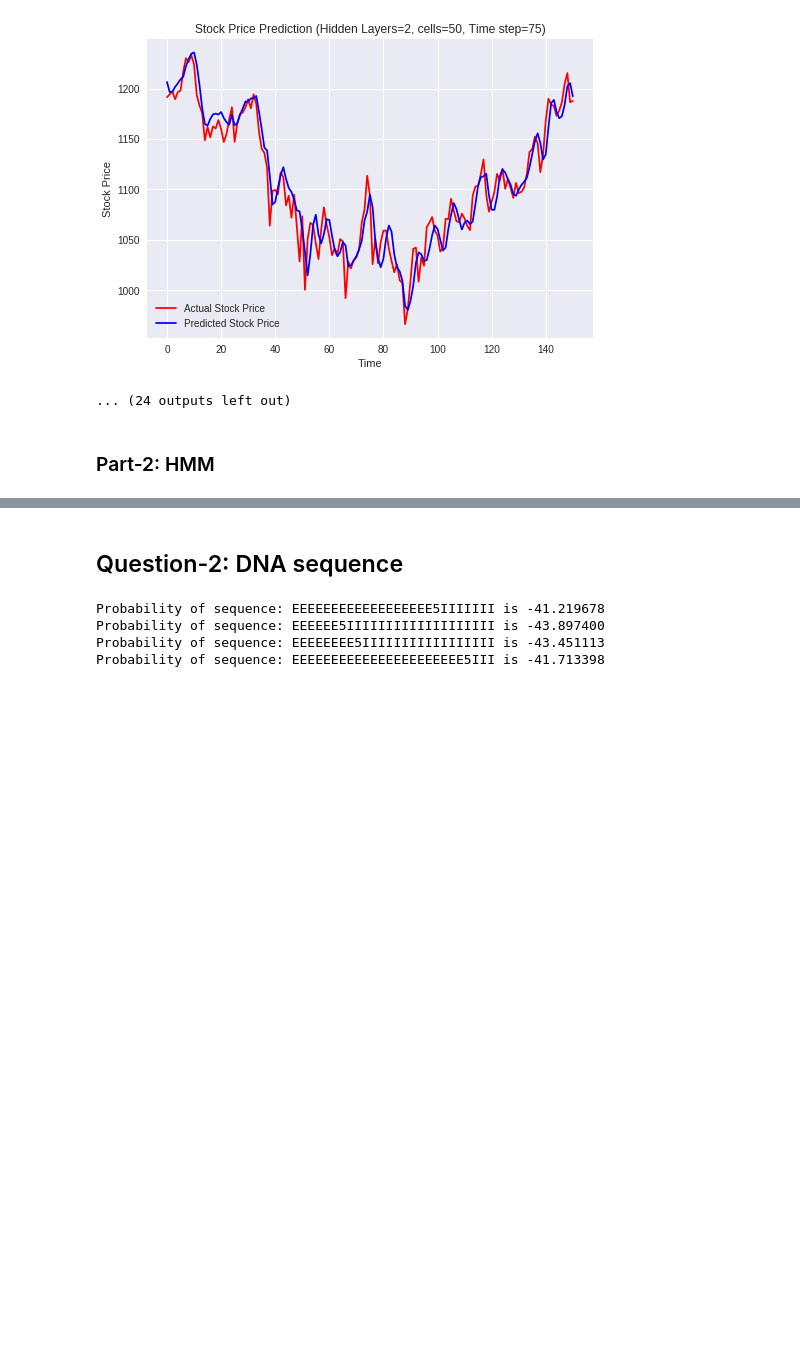
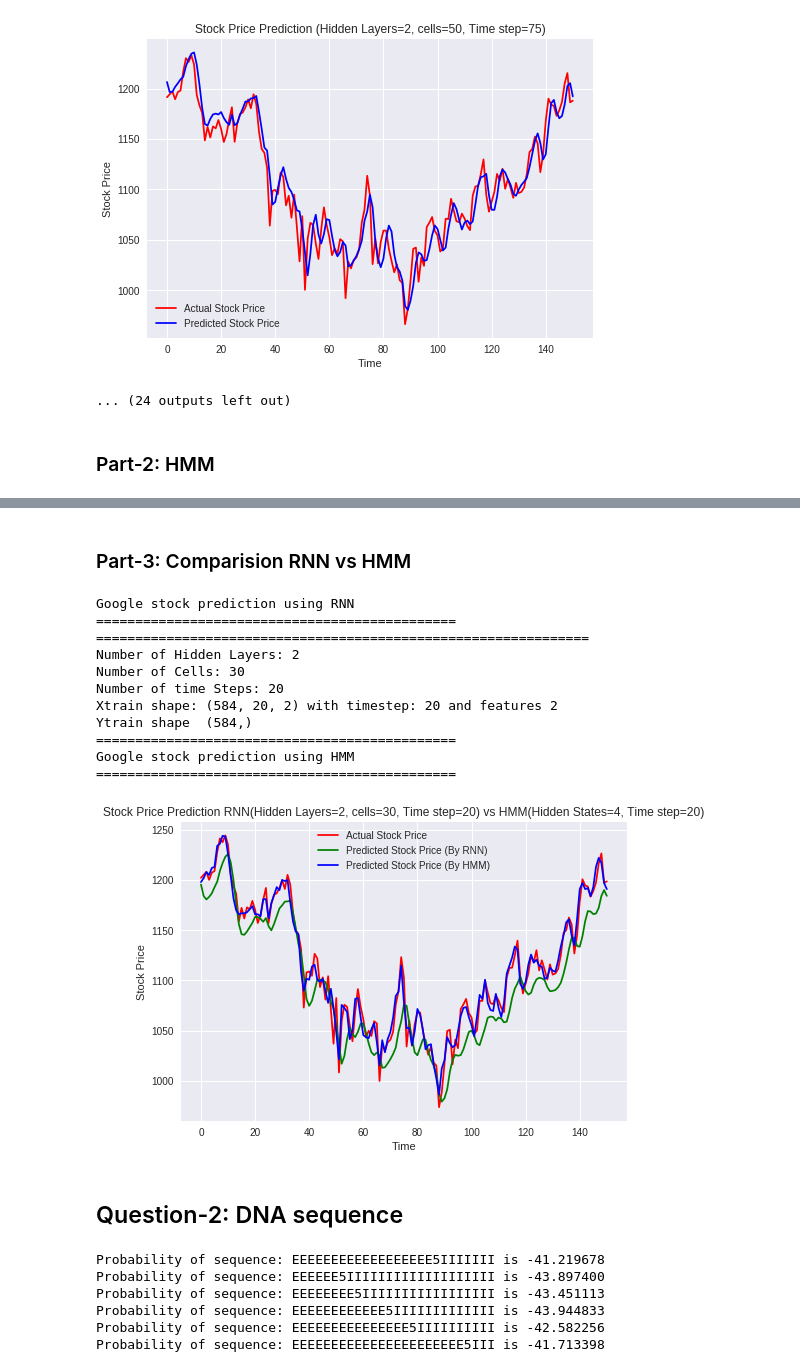
Before and after one commit to anujbansal16/RNN-and-HMM-network, a Jupyter notebook: Assignment10.ipynb, the cells around one changed output, grey strips where cells are left out. Cells and saved outputs as stored; diff of their text form; code cells hidden in the pictures; blank space fills up the shorter version.

Commit message:
Comparision RNN vs HMM

```diff
--- a/Assignment10.ipynb
+++ b/Assignment10.ipynb
@@ -293,3 +288,43 @@ Ytrain shape  (529,)
+# %% [markdown]
+### Part-3: Comparision RNN vs HMM
+# %%
+def compare():
+  #RNN
+  print("Google stock prediction using RNN")
+  print("==============================================")
+  hL=2
+  cell=30
+  tstep=20
+  model=trainRNN(hiddenLayers=hL,cells=cell,timeStep=tstep)
+  actualRNN,predictedRNN=testRNN(timeStep=tstep,regressor=model)
+  print("==============================================")
+  print("Google stock prediction using HMM")
+  print("==============================================")
+  #HMM
+  actual,predictedHMM=HMM(hiddenStates=4, tSteps=20, plot=False)
+  plt.plot(actual, color = 'r', label = 'Actual Stock Price')
+  plt.plot(predictedRNN, color = 'g', label = 'Predicted Stock Price (By RNN)')
+  plt.plot(predictedHMM, color = 'b', label = 'Predicted Stock Price (By HMM)')
+  plt.title('Stock Price Prediction RNN(Hidden Layers=%d, cells=%d, Time step=%d) vs HMM(Hidden States=%d, Time step=%d)'%(hL,cell,tstep,4,20))
+  plt.xlabel('Time')
+  plt.ylabel('Stock Price')
+  plt.legend()
+  plt.show()
+
+compare()
+# %% [output]
+Google stock prediction using RNN
+==============================================
+===============================================================
+Number of Hidden Layers: 2
+Number of Cells: 30
+Number of time Steps: 20
+Xtrain shape: (584, 20, 2) with timestep: 20 and features 2
+Ytrain shape  (584,)
+==============================================
+Google stock prediction using HMM
+==============================================
+[figure, added]
 # %% [markdown]
 ## Question-2: DNA sequence
 # %%
@@ -297,7 +332,7 @@ def DNA():
   observation_prob=[[0.25,0.25,0.25,0.25],[0.05,0,0.95,0],[0.4,0.1,0.1,0.4]]
   transition_prob=[[0.9,0.1,0],[0,0,1.0],[0,0,0.9]]
   sequence="CTTCATGTGAAAGCAGACGTAAGTCA"
-  state_paths=["EEEEEEEEEEEEEEEEEE5IIIIIII","EEEEEE5IIIIIIIIIIIIIIIIIII","EEEEEEEE5IIIIIIIIIIIIIIIII","EEEEEEEEEEEEEEEEEEEEEE5III"]
+  state_paths=["EEEEEEEEEEEEEEEEEE5IIIIIII","EEEEEE5IIIIIIIIIIIIIIIIIII","EEEEEEEE5IIIIIIIIIIIIIIIII","EEEEEEEEEEEE5IIIIIIIIIIIII","EEEEEEEEEEEEEEE5IIIIIIIIII","EEEEEEEEEEEEEEEEEEEEEE5III"]
   endProbT=0.1
   endProbOA=0.4
   symbols=['E','5','I']
@@ -317,4 +352,6 @@ DNA()
 Probability of sequence: EEEEEEEEEEEEEEEEEE5IIIIIII is -41.219678
 Probability of sequence: EEEEEE5IIIIIIIIIIIIIIIIIII is -43.897400
 Probability of sequence: EEEEEEEE5IIIIIIIIIIIIIIIII is -43.451113
+Probability of sequence: EEEEEEEEEEEE5IIIIIIIIIIIII is -43.944833
+Probability of sequence: EEEEEEEEEEEEEEE5IIIIIIIIII is -42.582256
 Probability of sequence: EEEEEEEEEEEEEEEEEEEEEE5III is -41.713398
```
Also changed, not shown: parts of 7 cells of this notebook.
